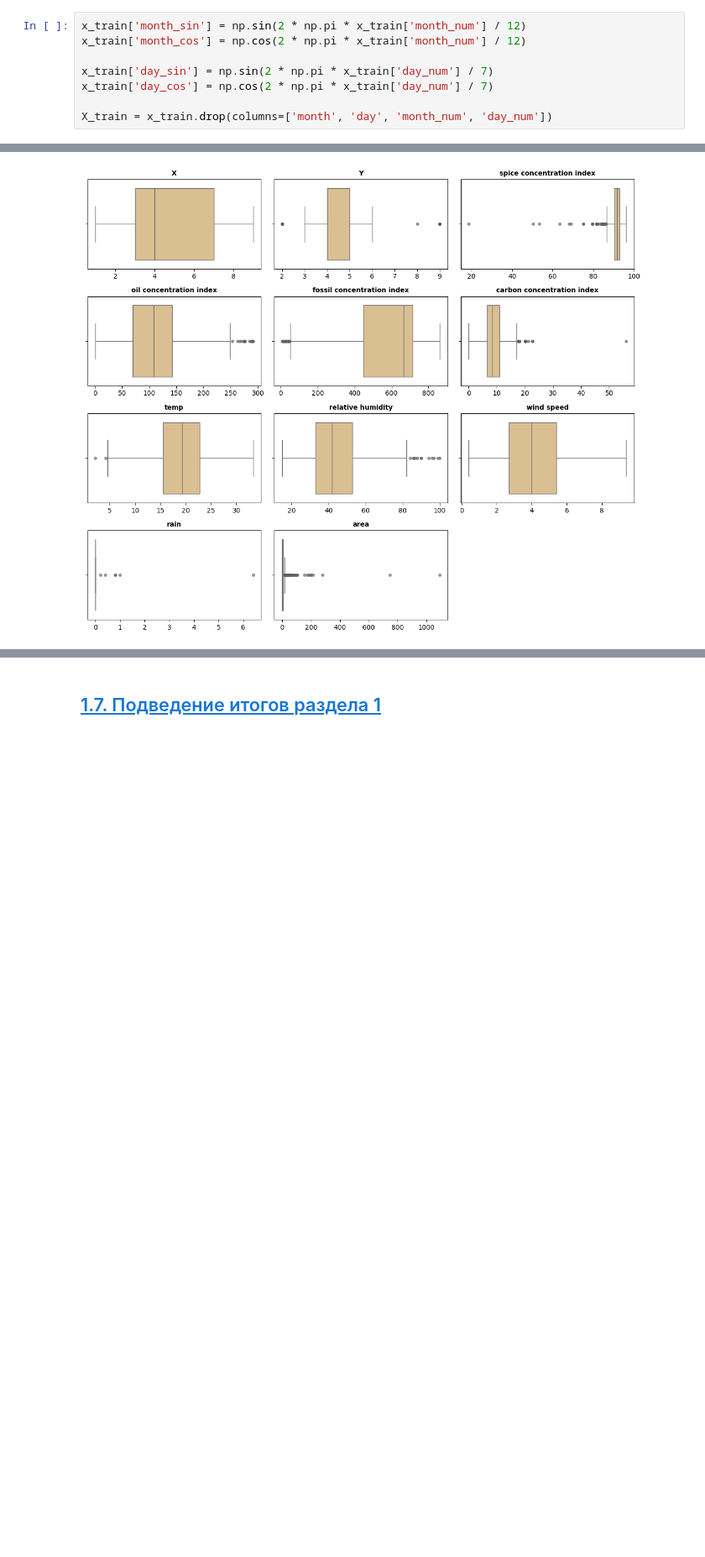
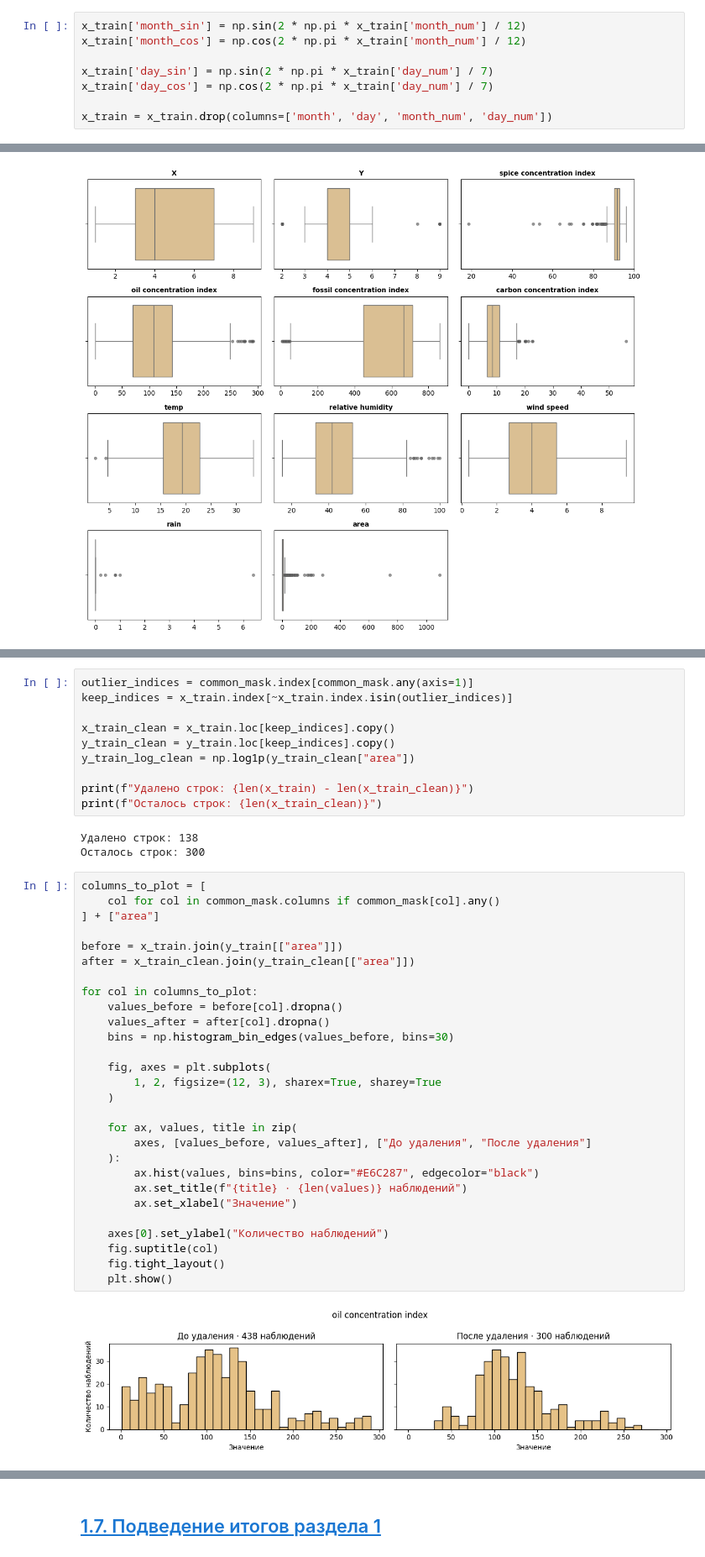
Before and after one commit to ari-ira17/dune-data-analysis, a Jupyter notebook: notebooks/dune_problem_formalization.ipynb, the cells around one changed output, grey strips where cells are left out. Shown at 84% size. Saved outputs shown, nothing was run; the diff lists cells and outputs as text; blank space fills up the shorter version.

```diff
--- a/notebooks/dune_problem_formalization.ipynb
+++ b/notebooks/dune_problem_formalization.ipynb
@@ -363,4 +366,4 @@ x_train['month_cos'] = np.cos(2 * np.pi * x_train['month_num'] / 12)
 x_train['day_sin'] = np.sin(2 * np.pi * x_train['day_num'] / 7)
 x_train['day_cos'] = np.cos(2 * np.pi * x_train['day_num'] / 7)
 
-X_train = x_train.drop(columns=['month', 'day', 'month_num', 'day_num'])
+x_train = x_train.drop(columns=['month', 'day', 'month_num', 'day_num'])
@@ -481,0 +521,43 @@ for col in col_for_per:
+# %%
+outlier_indices = common_mask.index[common_mask.any(axis=1)]
+keep_indices = x_train.index[~x_train.index.isin(outlier_indices)]
+
+x_train_clean = x_train.loc[keep_indices].copy()
+y_train_clean = y_train.loc[keep_indices].copy()
+y_train_log_clean = np.log1p(y_train_clean["area"])
+
+print(f"Удалено строк: {len(x_train) - len(x_train_clean)}")
+print(f"Осталось строк: {len(x_train_clean)}")
+# %% [output]
+Удалено строк: 138
+Осталось строк: 300
+# %%
+columns_to_plot = [
+    col for col in common_mask.columns if common_mask[col].any()
+] + ["area"]
+
+before = x_train.join(y_train[["area"]])
+after = x_train_clean.join(y_train_clean[["area"]])
+
+for col in columns_to_plot:
+    values_before = before[col].dropna()
+    values_after = after[col].dropna()
+    bins = np.histogram_bin_edges(values_before, bins=30)
+
+    fig, axes = plt.subplots(
+        1, 2, figsize=(12, 3), sharex=True, sharey=True
+    )
+
+    for ax, values, title in zip(
+        axes, [values_before, values_after], ["До удаления", "После удаления"]
+    ):
+        ax.hist(values, bins=bins, color="#E6C287", edgecolor="black")
+        ax.set_title(f"{title} · {len(values)} наблюдений")
+        ax.set_xlabel("Значение")
+
+    axes[0].set_ylabel("Количество наблюдений")
+    fig.suptitle(col)
+    fig.tight_layout()
+    plt.show()
+# %% [output]
+[figure, added]
```
Also changed, not shown: parts of 41 cells of this notebook.
